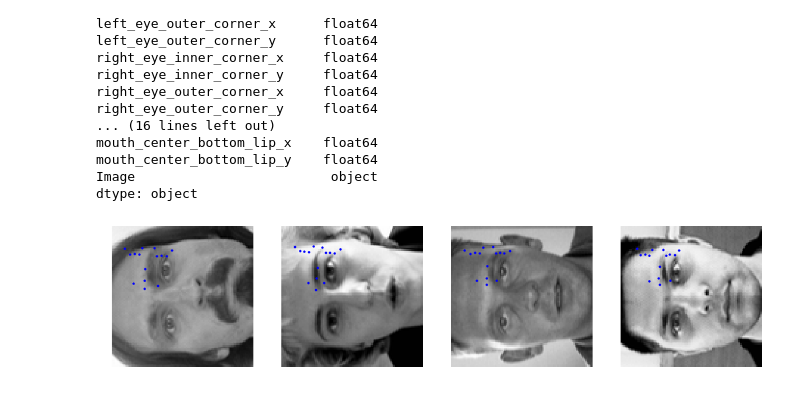
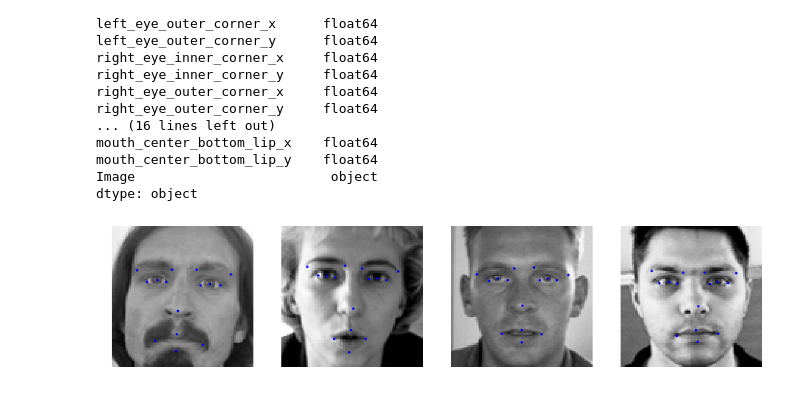
Before and after one commit to RenatoBMLR/Facial_Keypoints_Detection, a Jupyter notebook: Facial_keypoints_detection.ipynb, the cells around one changed output. Cells and saved outputs as stored; diff of their text form; code cells hidden in the pictures.

Commit message:
Fixed bugs in Dataset Class and changed myconvnet class

```diff
--- a/Facial_keypoints_detection.ipynb
+++ b/Facial_keypoints_detection.ipynb
@@ -106,16 +113,17 @@ batch_size = 32
 # %%
 data_transforms = {
     'train': transforms.Compose([
-        transforms.ToTensor(),
+        transforms.ToTensor()
+
     ]),
     'valid': transforms.Compose([
-        transforms.ToTensor(),
+        transforms.ToTensor()
     ]),
 }
 
 dsets = {
     'train': FaceKeyPointsDataset(path2trainData, transforms=data_transforms['train'], is_train = True),
-    'valid': FaceKeyPointsDataset(path2trainData, transforms=data_transforms['valid'], is_valid=True, val_size=0.2),
+    'valid': FaceKeyPointsDataset(path2trainData, transforms=data_transforms['valid'], is_valid=True),
     'test':  FaceKeyPointsDataset(path2testData, transforms=data_transforms['valid'], is_test=True),
 }
 
@@ -147,14 +155,19 @@ dtype: object
 # %%
 plt.figure(figsize=(20,5))
 for i in range(0, 4):
     plt.subplot(1,4,i+1)
-    X = dsets['train'][i][0].numpy()
-    img = X.reshape(96,96)
+    try:
+        X = dsets['train'][i][0].numpy()
+        print(X.shape)
+        img = X.transpose((1, 2, 0))
+    except:
+        img = dsets['train'][i][0]
+    img = np.squeeze(img)
     y =  dsets['train'][i][1]
     cordinates = y* 48 + 48
     plt.imshow(img, cmap = 'gray')
     plt.scatter(cordinates[::2], cordinates[1::2], marker='o', c='b', s=10)
     plt.axis('off')
 # %% [output]
-[figure, old version]
+[figure, new version]
 # %%
```
Also changed, not shown: parts of 10 cells of this notebook.
